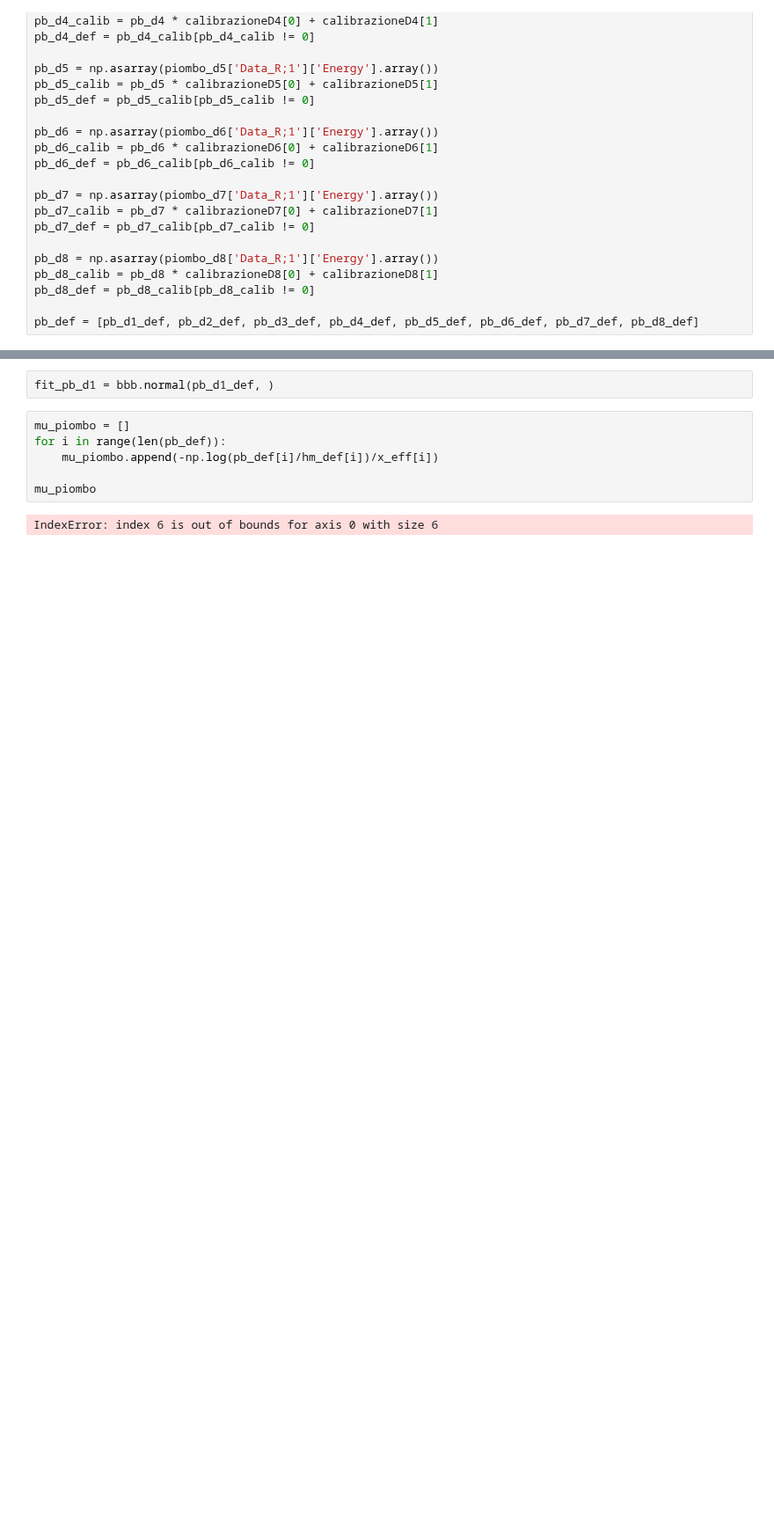
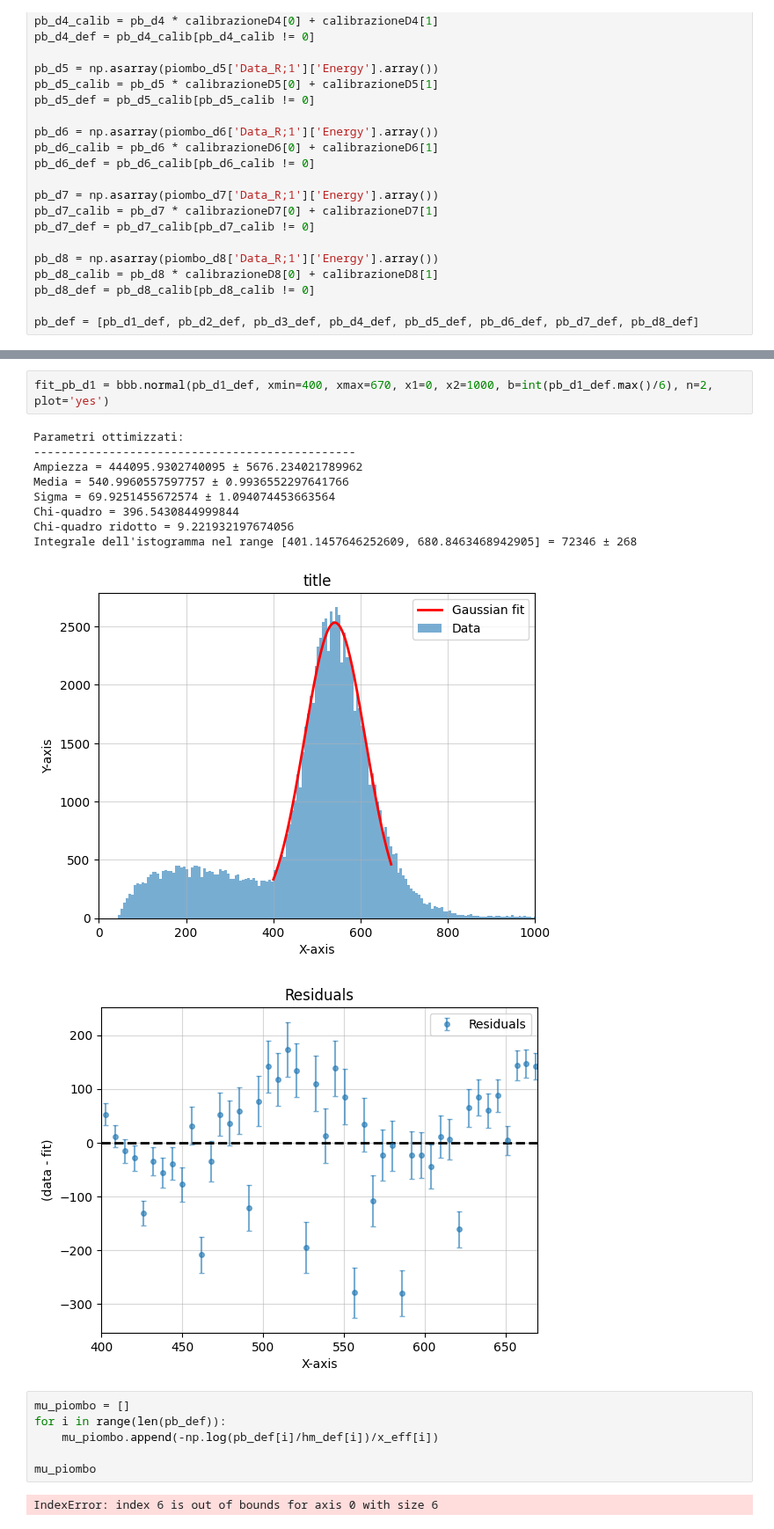
Before and after one commit to b3n3d3tt4/imaging, a Jupyter notebook: analisi.ipynb, the cells around one changed output, grey strips where cells are left out. Shown at 88% size. Cells and saved outputs as stored; diff of their text form; blank space fills up the shorter version.

```diff
--- a/analisi.ipynb
+++ b/analisi.ipynb
@@ -307,5 +307,16 @@ plt.show()
-# %%
-fit_pb_d1 = bbb.normal(pb_d1_def, )
+# %%
+fit_pb_d1 = bbb.normal(pb_d1_def, xmin=400, xmax=670, x1=0, x2=1000, b=int(pb_d1_def.max()/6), n=2, plot='yes')
+# %% [output]
+Parametri ottimizzati:
+-----------------------------------------------
+Ampiezza = 444095.9302740095 ± 5676.234021789962
+Media = 540.9960557597757 ± 0.9936552297641766
+Sigma = 69.9251455672574 ± 1.094074453663564
+Chi-quadro = 396.5430844999844
+Chi-quadro ridotto = 9.221932197674056
+Integrale dell'istogramma nel range [401.1457646252609, 680.8463468942905] = 72346 ± 268
+[figure, added]
+[figure, added]
 # %%
 mu_piombo = []
 for i in range(len(pb_def)):
```
Also changed, not shown: parts of 2 cells of this notebook.
